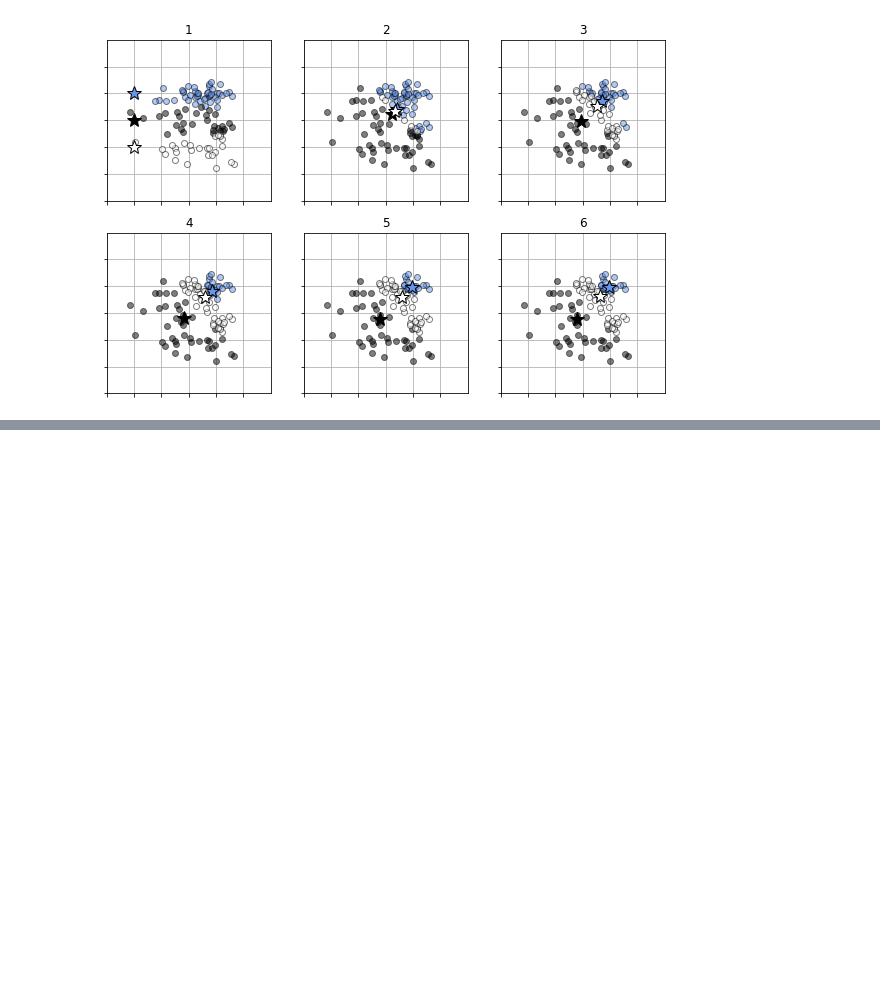
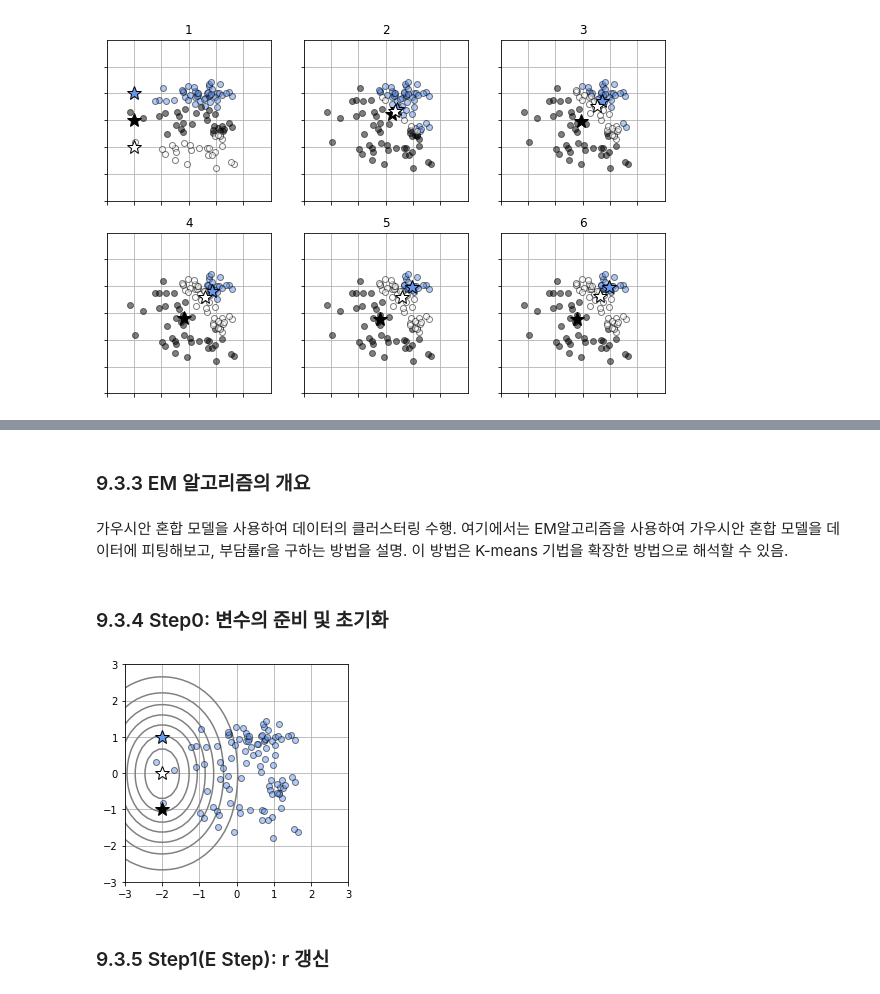
Before and after one commit to josephsh97KIM/MS_study, a Jupyter notebook: CAU_VIlab/week6_1.ipynb, the cells around one changed output, grey strips where cells are left out. Cells and saved outputs as stored; diff of their text form; code cells hidden in the pictures; blank space fills up the shorter version.

```diff
--- a/CAU_VIlab/week6_1.ipynb
+++ b/CAU_VIlab/week6_1.ipynb
@@ -144,0 +270,37 @@ distortion_measure(X[:,0], X[:,1], R, Mu)
+# %% [markdown]
+### 9.3.3 EM 알고리즘의 개요
+# %% [markdown]
+가우시안 혼합 모델을 사용하여 데이터의 클러스터링 수행. 여기에서는 EM알고리즘을 사용하여 가우시안 혼합 모델을 데이터에 피팅해보고,
+부담률r을 구하는 방법을 설명. 이 방법은 K-means 기법을 확장한 방법으로 해석할 수 있음.
+# %% [markdown]
+### 9.3.4 Step0: 변수의 준비 및 초기화
+# %%
+# 초기 설정
+N = X.shape[0]
+K = 3
+Pi = np.array([0.33,0.33,0.34])
+Mu = np.array([[-2,1],[-2,0],[-2,-1]])
+Sigma = np.array([[[1,0],[0,1]],[[1,0],[0,1]],[[1,0],[0,1]]])
+Gamma = np.c_[np.ones((N,1)), np.zeros((N,2))]
+
+X_col = np.array([[0.4,0.6,0.95],[1,1,1],[0,0,0]])
+
+# 데이터를 그리기
+def show_mixgauss_prm(x, gamma, pi, mu, sigma):
+    N,D = x.shape
+    show_contour_mixgauss(pi, mu, sigma)
+    for n in range(N):
+        col=gamma[n,0]*X_col[0]+gamma[n,1]*X_col[1]+gamma[n,2]*X_col[2]
+        plt.plot(x[n,0], x[n,1],'o', color = tuple(col), markeredgecolor = 'black', markersize = 6, alpha = 0.5)
+    for k in range(K):
+        plt.plot(mu[k,0], mu[k,1], marker='*', markerfacecolor=tuple(X_col[k]), markersize=15, markeredgecolor= 'k', markeredgewidth=1)
+
+    plt.grid(True)
+
+plt.figure(1,figsize=(4,4))
+show_mixgauss_prm(X, Gamma, Pi, Mu, Sigma)
+plt.show()
+# %% [output]
+[figure, added]
+# %% [markdown]
+### 9.3.5 Step1(E Step): r 갱신
```
Also changed, not shown: parts of 18 cells of this notebook.
